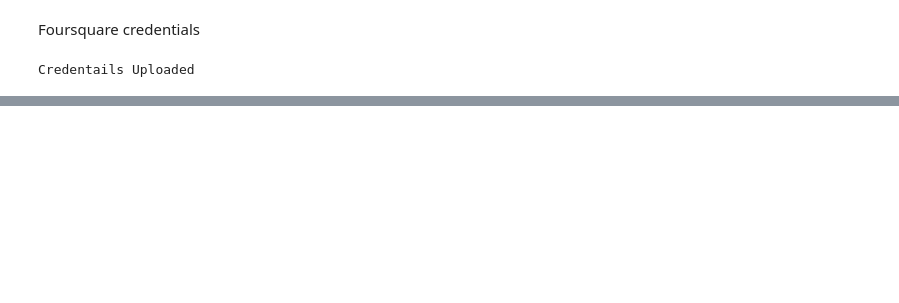
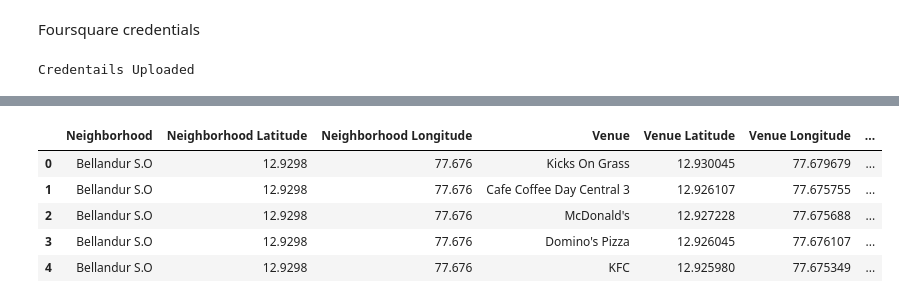
Before and after one commit to abhi-2693/Coursera_capstone, a Jupyter notebook: Capstone project/CapstoneProj_BattleoftheNeighborhoods.ipynb, the cells around one changed output, grey strips where cells are left out. Drawn from its saved outputs; the diff is of its cells as text; code cells hidden in the pictures; blank space fills up the shorter version.

```diff
--- a/Capstone project/CapstoneProj_BattleoftheNeighborhoods.ipynb
+++ b/Capstone project/CapstoneProj_BattleoftheNeighborhoods.ipynb
@@ -30,0 +35,11 @@ Libraries imported.
+# %%
+os.chdir('/Users/abhinavpaul/Documents/GitHub/Coursera_capstone/Capstone project')
+#os.getcwd() # to check the change
+# importing and filtering for Bangalore District Data into a dataframe
+path = '{}/all_india_PO_list_without_APS_offices_ver2_lat_long.csv'.format(os.getcwd())
+raw_data = pd.read_csv(path).dropna(subset=['longitude','latitude']).reset_index()
+Bang_raw_data = raw_data[(raw_data['Districtname']=='Bangalore')].reset_index()
+Bangalore_data = Bang_raw_data[['pincode','officename','Districtname','longitude','latitude']].dropna()
+Bangalore_data['officename']=Bangalore_data['officename'].replace('.+ S.O','.+')
+Bangalore_data.rename(columns={'pincode':'PostalCode','officename':'Neighborhood','Districtname':'City'},inplace=True)
+Bangalore_data.head()
@@ -62,0 +175,9 @@ a
+# %%
+Bangalore_venues.head()
+# %% [output]
+|  | Neighborhood | Neighborhood Latitude | Neighborhood Longitude | Venue | Venue Latitude | Venue Longitude | ... |
+| 0 | Bellandur S.O | 12.9298 | 77.676 | Kicks On Grass | 12.930045 | 77.679679 | ... |
+| 1 | Bellandur S.O | 12.9298 | 77.676 | Cafe Coffee Day Central 3 | 12.926107 | 77.675755 | ... |
+| 2 | Bellandur S.O | 12.9298 | 77.676 | McDonald's | 12.927228 | 77.675688 | ... |
+| 3 | Bellandur S.O | 12.9298 | 77.676 | Domino's Pizza | 12.926045 | 77.676107 | ... |
+| 4 | Bellandur S.O | 12.9298 | 77.676 | KFC | 12.925980 | 77.675349 | ... |
```
Also changed, not shown: parts of 13 cells of this notebook, 5 other files.
